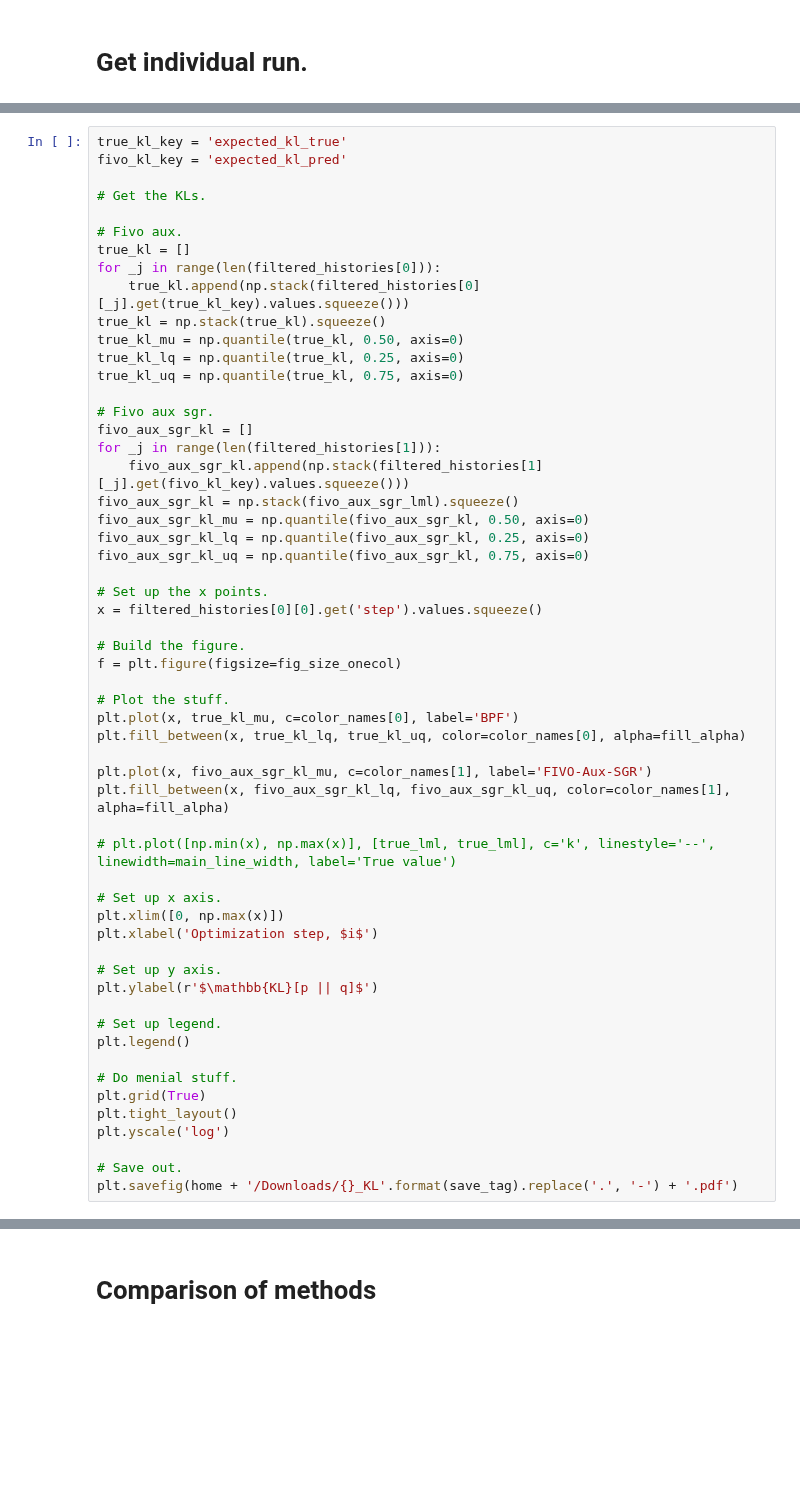
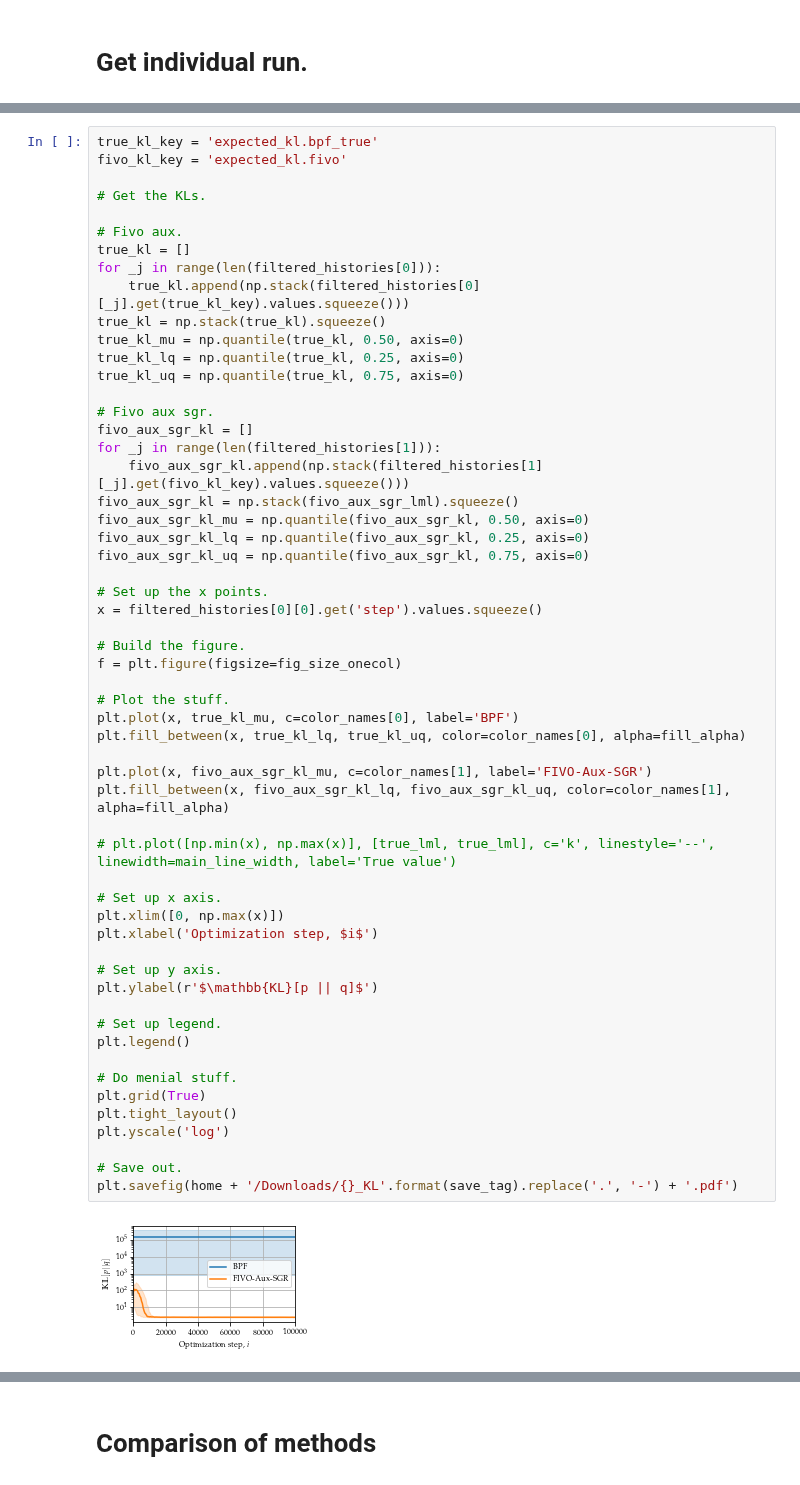
Before and after one commit to lindermanlab/ssm-jax, a Jupyter notebook: ssm/inference/gdm_process_and_plot_cr.ipynb, the cells around one changed output, grey strips where cells are left out. Cells and saved outputs as stored; diff of their text form; blank space fills up the shorter version.

```diff
--- a/ssm/inference/gdm_process_and_plot_cr.ipynb
+++ b/ssm/inference/gdm_process_and_plot_cr.ipynb
@@ -420,6 +437,6 @@ for _j, _e in enumerate(exp_tag):
 # %%
-true_kl_key = 'expected_kl_true'
-fivo_kl_key = 'expected_kl_pred'
+true_kl_key = 'expected_kl.bpf_true'
+fivo_kl_key = 'expected_kl.fivo'
 
 # Get the KLs.
 
@@ -446,30 +463,32 @@ x = filtered_histories[0][0].get('step').values.squeeze()
 
 # Build the figure.
 f = plt.figure(figsize=fig_size_onecol)
 
 # Plot the stuff.
 plt.plot(x, true_kl_mu, c=color_names[0], label='BPF')
 plt.fill_between(x, true_kl_lq, true_kl_uq, color=color_names[0], alpha=fill_alpha)
 
 plt.plot(x, fivo_aux_sgr_kl_mu, c=color_names[1], label='FIVO-Aux-SGR')
 plt.fill_between(x, fivo_aux_sgr_kl_lq, fivo_aux_sgr_kl_uq, color=color_names[1], alpha=fill_alpha)
 
 # plt.plot([np.min(x), np.max(x)], [true_lml, true_lml], c='k', linestyle='--', linewidth=main_line_width, label='True value')
 
 # Set up x axis.
 plt.xlim([0, np.max(x)])
 plt.xlabel('Optimization step, $i$')
 
 # Set up y axis.
 plt.ylabel(r'$\mathbb{KL}[p || q]$')
 
 # Set up legend.
 plt.legend()
 
 # Do menial stuff.
 plt.grid(True)
 plt.tight_layout()
 plt.yscale('log')
 
 # Save out.
 plt.savefig(home + '/Downloads/{}_KL'.format(save_tag).replace('.', '-') + '.pdf')
+# %% [output]
+[figure, added]
```
Also changed, not shown: parts of 12 cells of this notebook, 2 other files.
